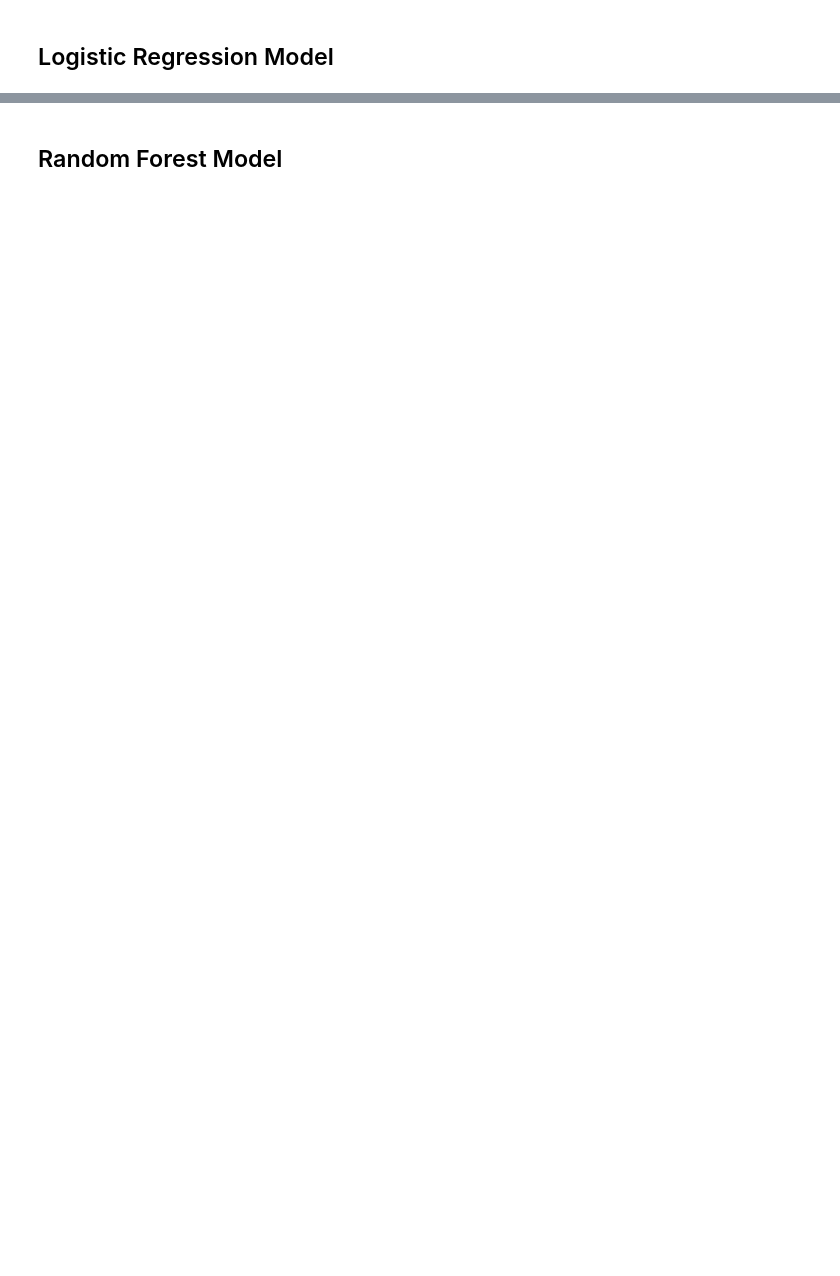
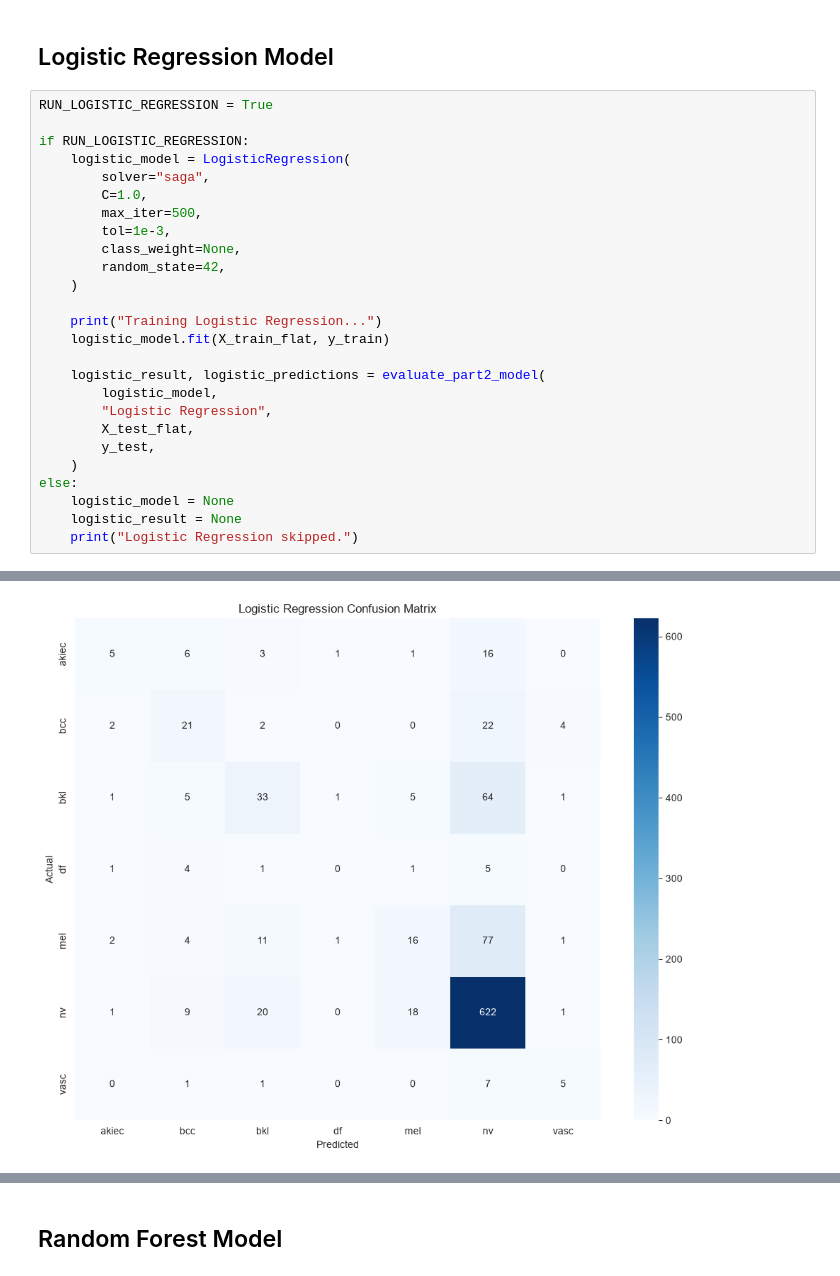
Before and after one commit to Hakunok/CS171-ImageClassifier, a Jupyter notebook: notebooks/eda_processing_split.ipynb, the cells around one changed output, grey strips where cells are left out. Saved outputs shown, nothing was run; the diff lists cells and outputs as text; blank space fills up the shorter version.

```diff
--- a/notebooks/eda_processing_split.ipynb
+++ b/notebooks/eda_processing_split.ipynb
@@ -401,2 +575,29 @@ print(X_test_flat.shape)
 # %% [markdown]
 ## Logistic Regression Model
+# %%
+RUN_LOGISTIC_REGRESSION = True
+
+if RUN_LOGISTIC_REGRESSION:
+    logistic_model = LogisticRegression(
+        solver="saga",
+        C=1.0,
+        max_iter=500,
+        tol=1e-3,
+        class_weight=None,
+        random_state=42,
+    )
+
+    print("Training Logistic Regression...")
+    logistic_model.fit(X_train_flat, y_train)
+
+    logistic_result, logistic_predictions = evaluate_part2_model(
+        logistic_model,
+        "Logistic Regression",
+        X_test_flat,
+        y_test,
+    )
+else:
+    logistic_model = None
+    logistic_result = None
+    print("Logistic Regression skipped.")
+# %% [output]
@@ -402,0 +621 @@ print(X_test_flat.shape)
+[figure, added]
```
Also changed, not shown: parts of 17 cells of this notebook, 1 other file.
